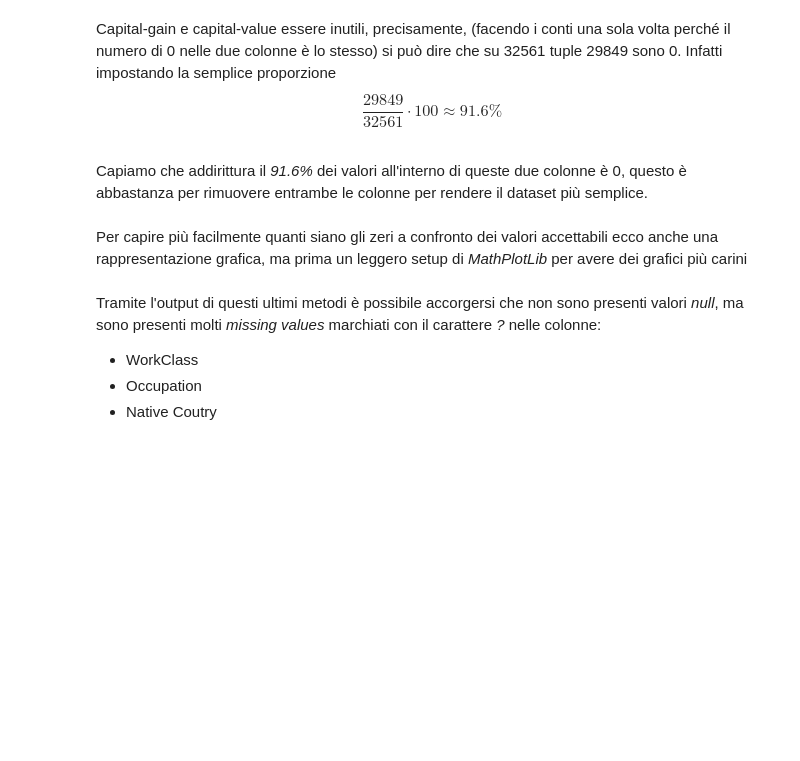
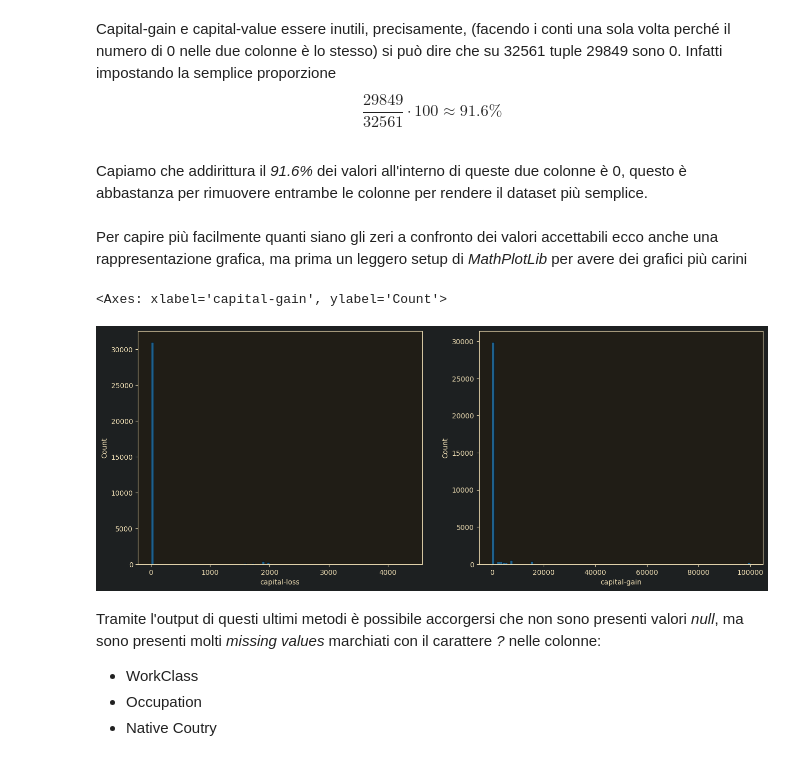
Before and after one commit to umbertofrega/Salary_Prediction, a Jupyter notebook: salary_classification.ipynb, the cells around one changed output. Saved outputs shown, nothing was run; the diff lists cells and outputs as text; code cells hidden in the pictures; blank space fills up the shorter version.

Commit message:
aggiustato i plot di capital value

```diff
--- a/salary_classification.ipynb
+++ b/salary_classification.ipynb
@@ -62,15 +131,15 @@ plt.rcParams.update({
     'grid.color': '#3c3836',
 })
 # %%
-plt.figure(figsize=(8, 6))
+plt.figure(figsize=(16, 6))
 plt.subplot(1, 2, 1)
-sns.histplot(df["capital-loss"])
+sns.histplot(df["capital-loss"],bins=100)
 
 plt.subplot(1, 2, 2)
-sns.histplot(df["capital-gain"], kde=False)
-
-plt.tight_layout()
-plt.show()
+sns.histplot(df["capital-gain"], kde=False,bins=100)
+# %% [output]
+<Axes: xlabel='capital-gain', ylabel='Count'>
+[figure, added]
 # %%
 df.isnull().all()
 # %%
```
Also changed, not shown: parts of 7 cells of this notebook.
